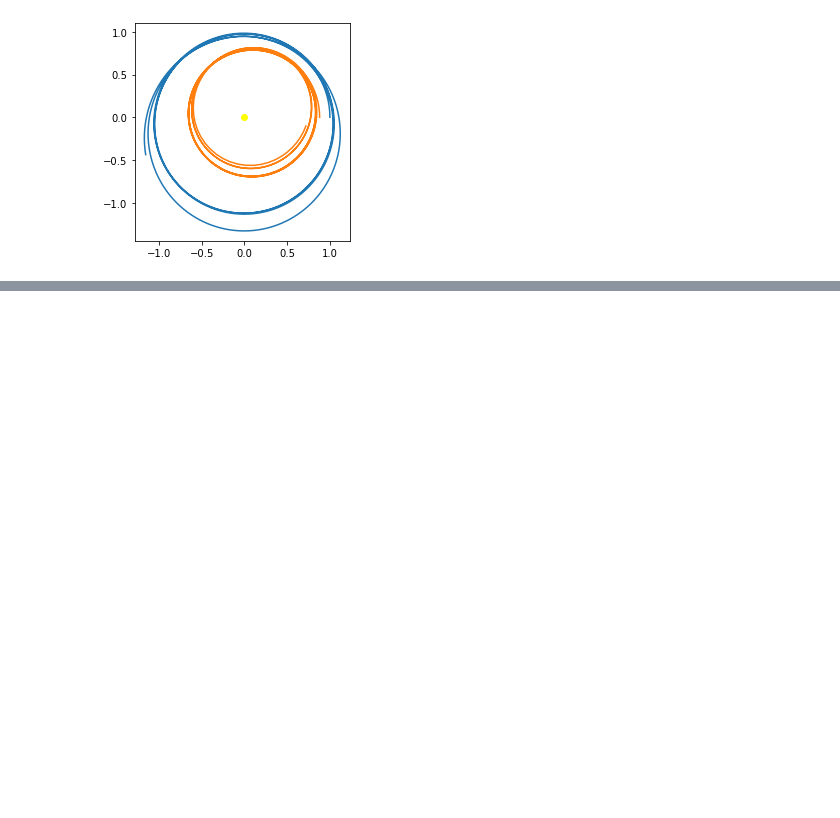
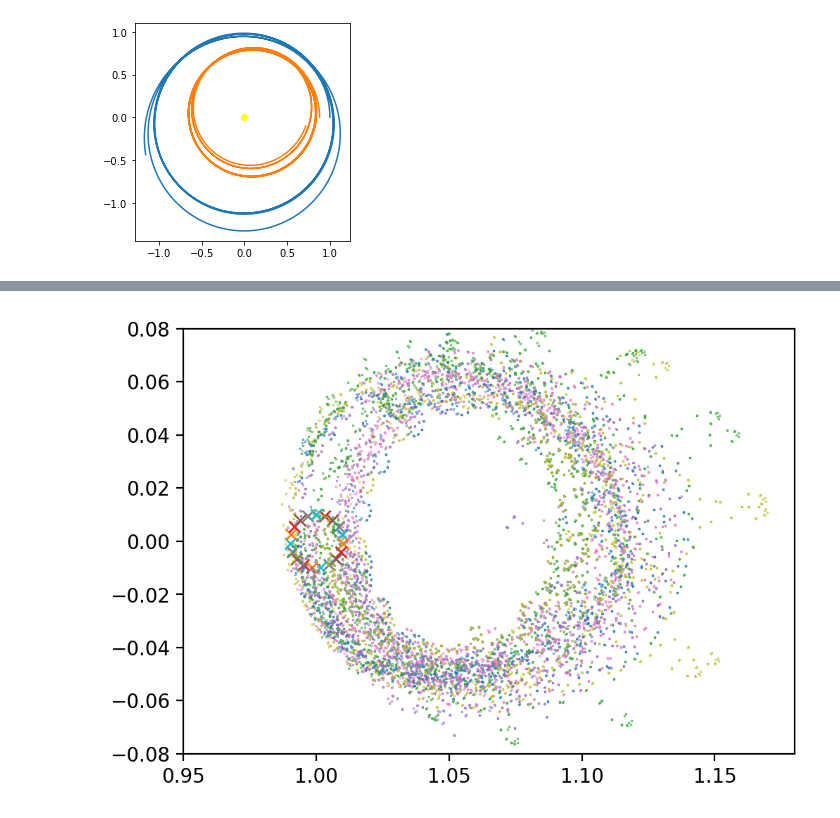
Before and after one commit to richmf/Fisica-Computacional-clases, a Jupyter notebook: Mapeo Poincare.ipynb, the cells around one changed output, grey strips where cells are left out. Saved outputs shown, nothing was run; the diff lists cells and outputs as text; code cells hidden in the pictures; blank space fills up the shorter version.

```diff
--- a/Mapeo Poincare.ipynb
+++ b/Mapeo Poincare.ipynb
@@ -75,0 +81,27 @@ show()
+# %%
+ti_tf = (0,1000*pi)
+tray , R = 20 , 1e-2
+ci = array([1,0,0,1,0.88,0,0,1])
+cis = np.zeros((len(ci),tray))
+th = linspace(0,2*pi,tray)
+pts = np.zeros((tray,900,2))
+for i in range(tray):
+    cis[:,i] = ci
+    cis[0,i] += R*sin(th[i])
+    cis[2,i] += R*cos(th[i])
+    mov_planetario = solve_ivp(sist_sol,ti_tf,cis[:,i],args=([0.0001,0.0001],),
+                               rtol=1e-8, atol=1e-8,dense_output=True)
+    t_raiz = mapeo(mov_planetario,ti_tf,1,900)
+    pts[i,:,0] = mov_planetario.sol(t_raiz)[0]
+    pts[i,:,1] = mov_planetario.sol(t_raiz)[2]
+    #plot(mov_planetario.sol(t_raiz)[0],mov_planetario.sol(t_raiz)[2],'.')
+# %%
+figure(dpi=200)
+for i in range(tray):
+    plot(pts[i,:,0],pts[i,:,1],'.',markersize=0.5)
+    plot(cis[0,i],cis[2,i],'x',)
+xlim([0.95,1.18]),ylim([-0.08,0.08])
+gca().set_aspect('equal')
+show()
+# %% [output]
+[figure, added]
```
Also changed, not shown: parts of 12 cells of this notebook.
